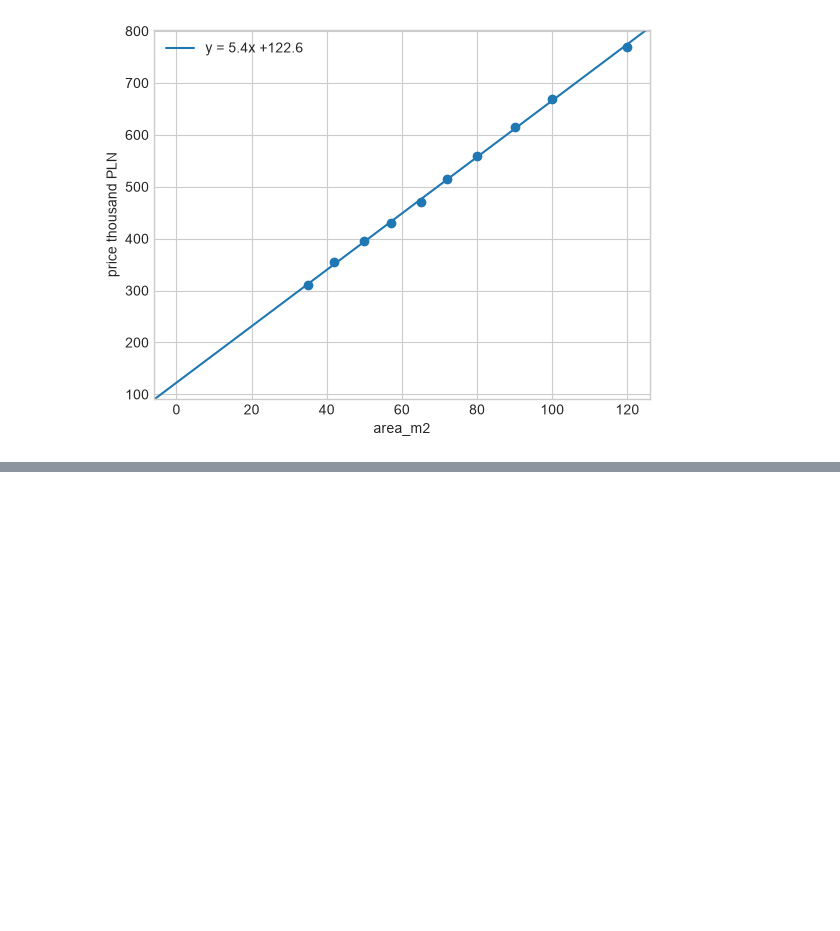
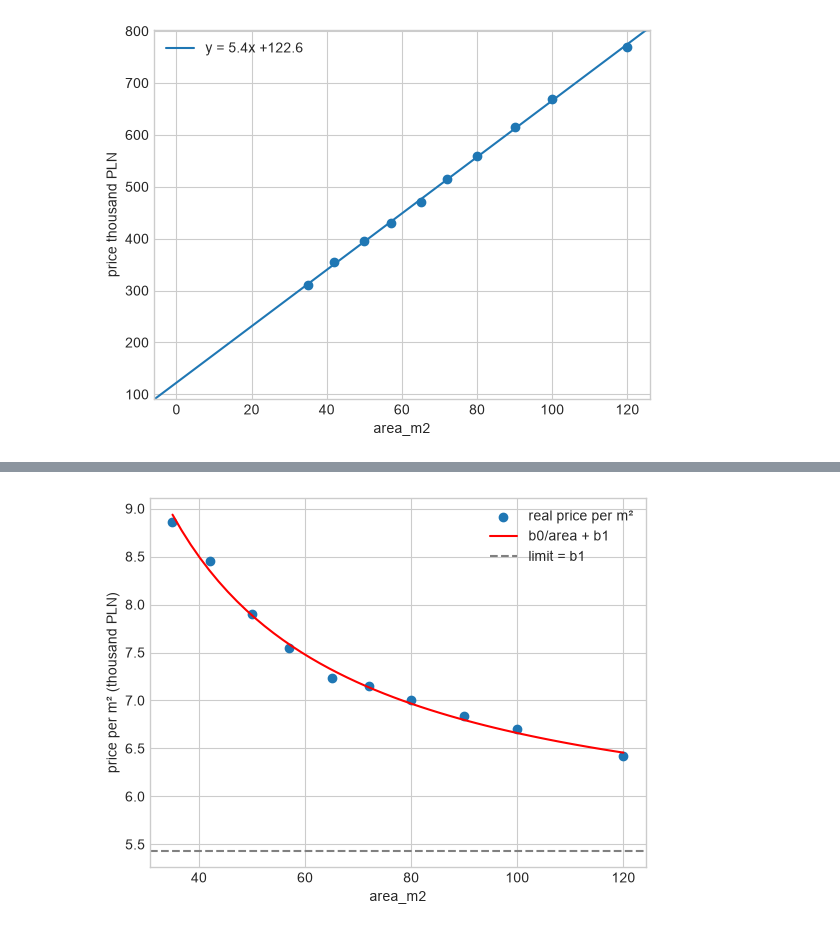
Before and after one commit to Tamertotos/data-science-ml-portfolio, a Jupyter notebook: linear-regression/sample.ipynb, the cells around one changed output, grey strips where cells are left out. Cells and saved outputs as stored; diff of their text form; code cells hidden in the pictures; blank space fills up the shorter version.

Commit message:
price per m2 data column and its data graph

```diff
--- a/linear-regression/sample.ipynb
+++ b/linear-regression/sample.ipynb
@@ -75,6 +75,8 @@ plt.show()
 # %%
 model = LinearRegression()
 model.fit(area, price)
+b0 = model.intercept_
+b1 = model.coef_[0]
 print("Coefficient b1:", model.coef_[0])
 print("Intercept b0:", model.intercept_)
 # %% [output]
@@ -146,0 +153,3 @@ plt.show()
+# %%
+df["price_per_m2"] = df["price_thousands_pln"] / df["area_m2"]
+print(df[["area_m2", "price_per_m2"]])
@@ -146,0 +168,13 @@ plt.show()
+# %%
+x_curve = np.linspace(35, 120)     # smooth range of areas
+y_curve = b0 / x_curve + b1             # the formula: b0/area + b1
+
+plt.scatter(area, df["price_per_m2"], label="real price per m²")
+plt.plot(x_curve, y_curve, color="red", label="b0/area + b1")
+plt.axhline(b1, color="gray", linestyle="--", label="limit = b1")
+plt.xlabel("area_m2")
+plt.ylabel("price per m² (thousand PLN)")
+plt.legend()
+plt.show()
+# %% [output]
+[figure, added]
```
Also changed, not shown: parts of 6 cells of this notebook.
